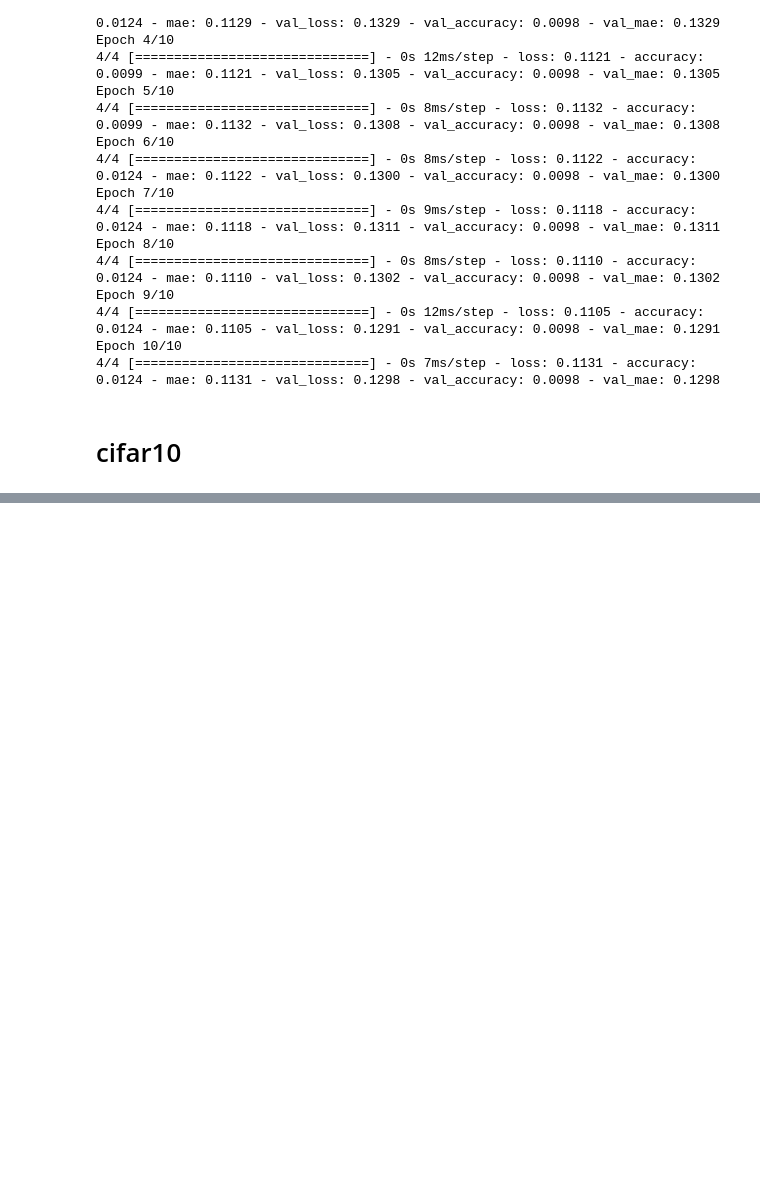
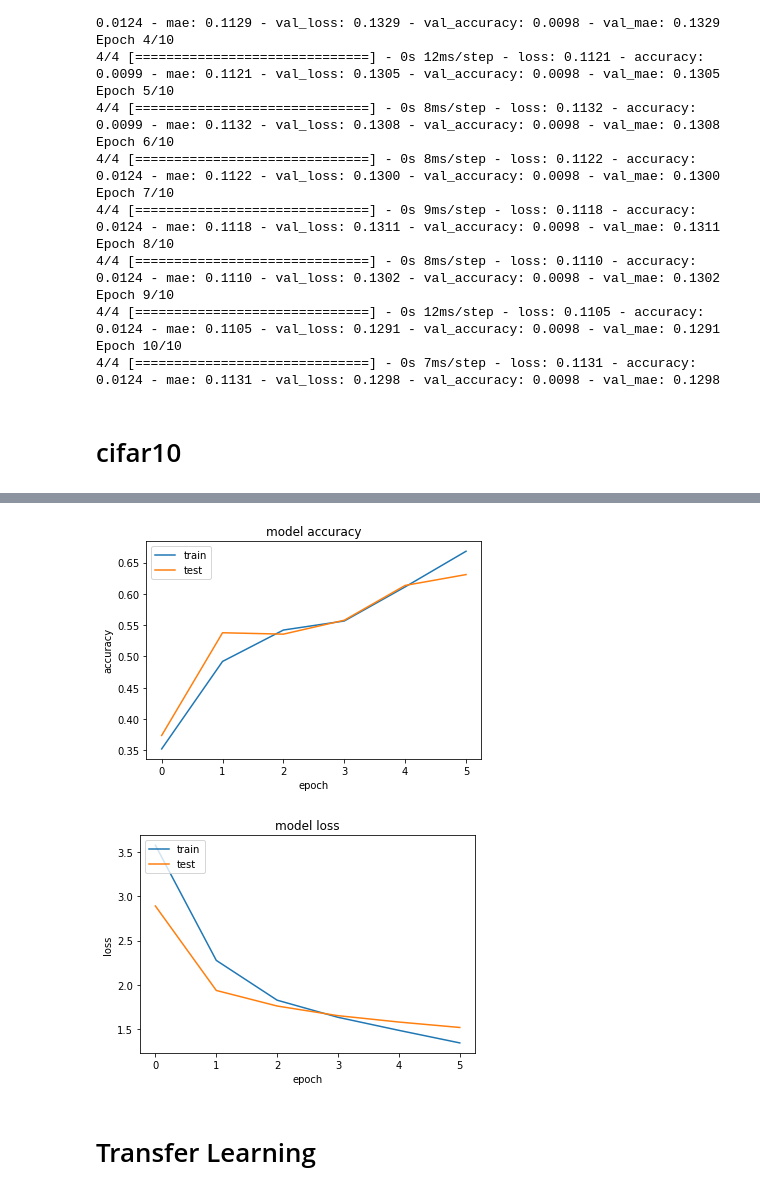
Before and after one commit to tingjhenjiang/Segmentor, a Jupyter notebook: Tensorflow_Certification_Test_Practice.ipynb, the cells around one changed output, grey strips where cells are left out. Cells and saved outputs as stored; diff of their text form; code cells hidden in the pictures; blank space fills up the shorter version.

```diff
--- a/Tensorflow_Certification_Test_Practice.ipynb
+++ b/Tensorflow_Certification_Test_Practice.ipynb
@@ -128,0 +253,20 @@ array([0, 1, 2, 3, 4, 5, 6, 7, 8, 9], dtype=uint8)
+# %%
+x_training = tf.keras.preprocessing.sequence.pad_sequences(x_train, maxlen=maxlen) #np.asarray([np.asarray(x for x in x_train)])
+#x_training = [np.array(x) for x in x_train]
+#x_training = [x for x in x_train]
+#x_training = np.array(x_training)
+#x_training = np.array(x_train)#.astype(np.int32)
+#empty = np.ndarray(shape=(None,))
+x_training = tf.keras.preprocessing.sequence.pad_sequences(x_train, maxlen=maxlen) #np.asarray([np.asarray(x for x in x_test)])
+x_testing = tf.keras.preprocessing.sequence.pad_sequences(x_test, maxlen=maxlen) #np.asarray([np.asarray(x for x in x_test)])
+print("x_train[0] is {}".format(x_train[0]))
+print("x_training[0] is {}".format(x_training[0]))
+print("type(x_train[0]) is {}".format(type(x_train[0])))
+print("type(x_training[0]) is {}".format(type(x_training[0])))
+print("type(x_train) is {}".format(type(x_train)))
+print("type(x_training) is {}".format(type(x_training)))
+try:
+    print("x_training[0].dtype is {}".format(x_training[0].dtype))
+    print("x_training.dtype is {}".format(x_training.dtype))
+except:
+    pass
@@ -128,0 +282,2 @@ array([0, 1, 2, 3, 4, 5, 6, 7, 8, 9], dtype=uint8)
+# %%
+history = model.fit(x_training, y_train, batch_size=384, epochs=6, verbose=1, validation_data=(x_testing, y_test))#single directional: 0.5552
@@ -128,0 +297,22 @@ array([0, 1, 2, 3, 4, 5, 6, 7, 8, 9], dtype=uint8)
+# %%
+# summarize history for accuracy
+plt.plot(history.history['accuracy'])
+plt.plot(history.history['val_accuracy'])
+plt.title('model accuracy')
+plt.ylabel('accuracy')
+plt.xlabel('epoch')
+plt.legend(['train', 'test'], loc='upper left')
+plt.show()
+# summarize history for loss
+plt.plot(history.history['loss'])
+plt.plot(history.history['val_loss'])
+plt.title('model loss')
+plt.ylabel('loss')
+plt.xlabel('epoch')
+plt.legend(['train', 'test'], loc='upper left')
+plt.show()
+# %% [output]
+[figure, added]
+[figure, added]
+# %% [markdown]
+# Transfer Learning
```
Also changed, not shown: parts of 15 cells of this notebook.
